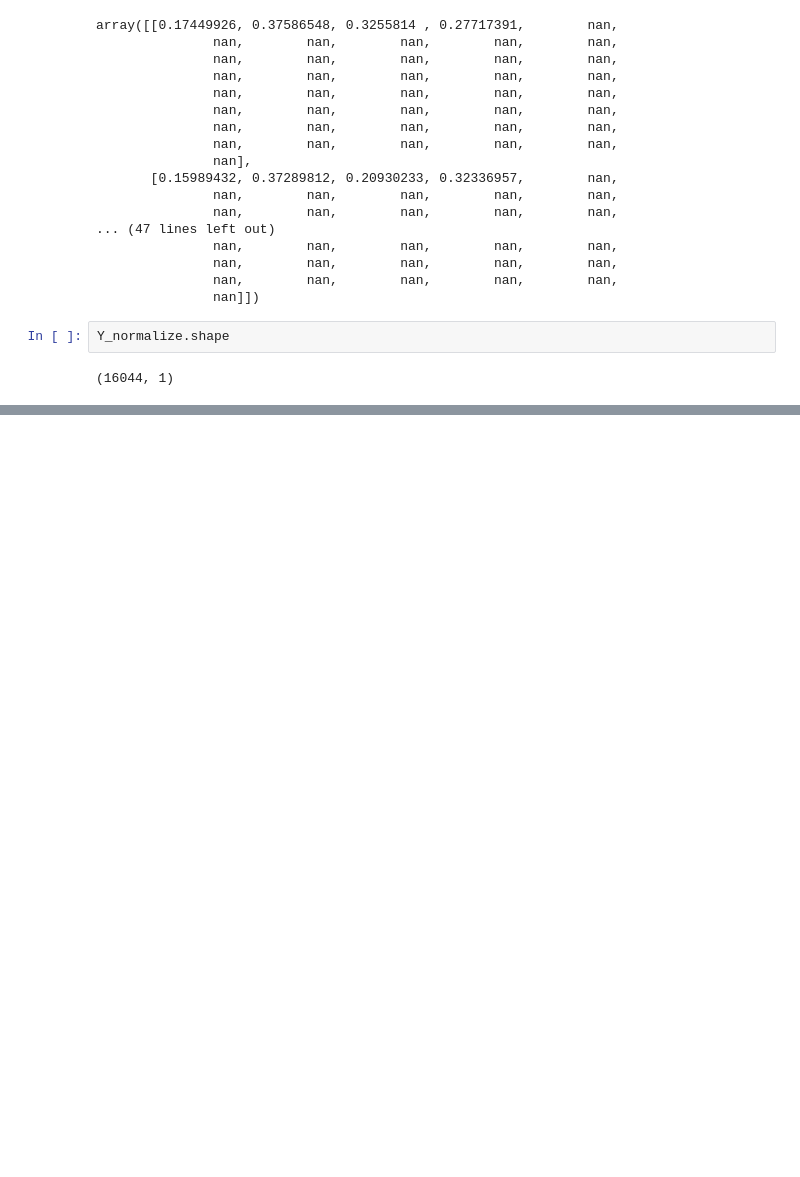
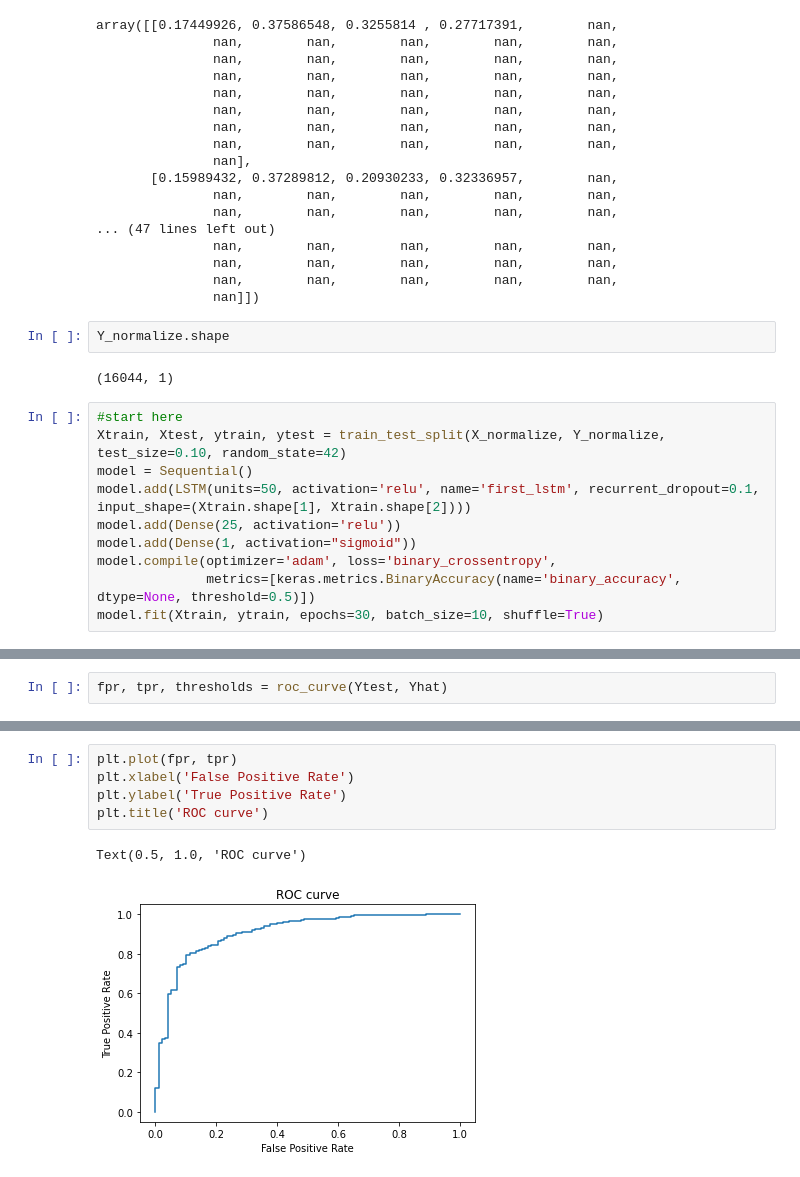
Before and after one commit to efratkohen/Project, a Jupyter notebook: Join all tables and run LSTM model.ipynb, the cells around one changed output, grey strips where cells are left out. Saved outputs shown, nothing was run; the diff lists cells and outputs as text; blank space fills up the shorter version.

```diff
--- a/Join all tables and run LSTM model.ipynb
+++ b/Join all tables and run LSTM model.ipynb
@@ -163,3 +163,13 @@ array([[0.17449926, 0.37586548, 0.3255814 , 0.27717391,        nan,
 Y_normalize.shape
 # %% [output]
 (16044, 1)
+# %%
+#start here
+Xtrain, Xtest, ytrain, ytest = train_test_split(X_normalize, Y_normalize, test_size=0.10, random_state=42)
+model = Sequential()
+model.add(LSTM(units=50, activation='relu', name='first_lstm', recurrent_dropout=0.1, input_shape=(Xtrain.shape[1], Xtrain.shape[2])))
+model.add(Dense(25, activation='relu'))
+model.add(Dense(1, activation="sigmoid"))
+model.compile(optimizer='adam', loss='binary_crossentropy',
+              metrics=[keras.metrics.BinaryAccuracy(name='binary_accuracy', dtype=None, threshold=0.5)])
+model.fit(Xtrain, ytrain, epochs=30, batch_size=10, shuffle=True)
@@ -165,0 +221,2 @@ Y_normalize.shape
+# %%
+fpr, tpr, thresholds = roc_curve(Ytest, Yhat)
@@ -165,0 +227,8 @@ Y_normalize.shape
+# %%
+plt.plot(fpr, tpr)
+plt.xlabel('False Positive Rate')
+plt.ylabel('True Positive Rate')
+plt.title('ROC curve')
+# %% [output]
+Text(0.5, 1.0, 'ROC curve')
+[figure, added]
```
Also changed, not shown: parts of 9 cells of this notebook.
